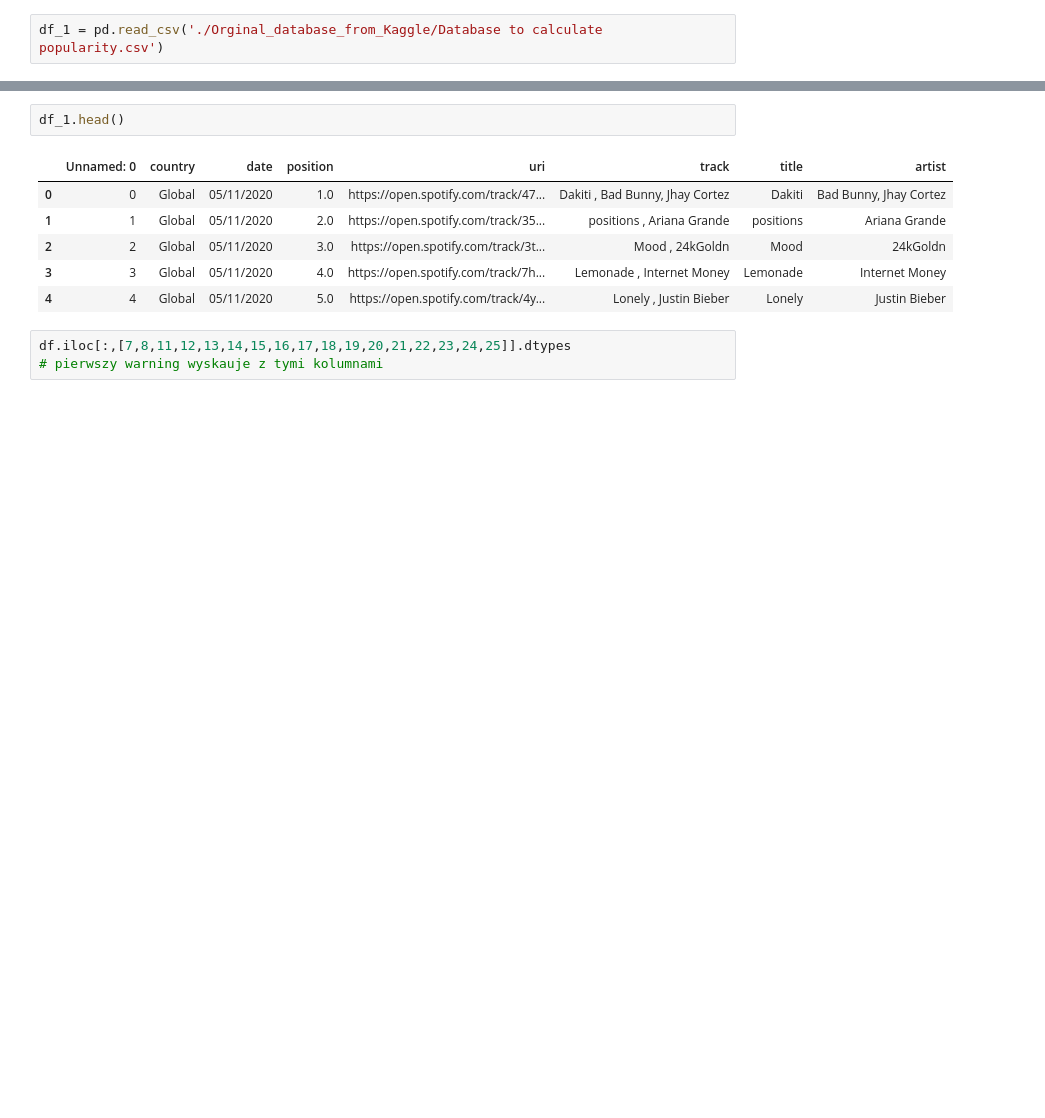
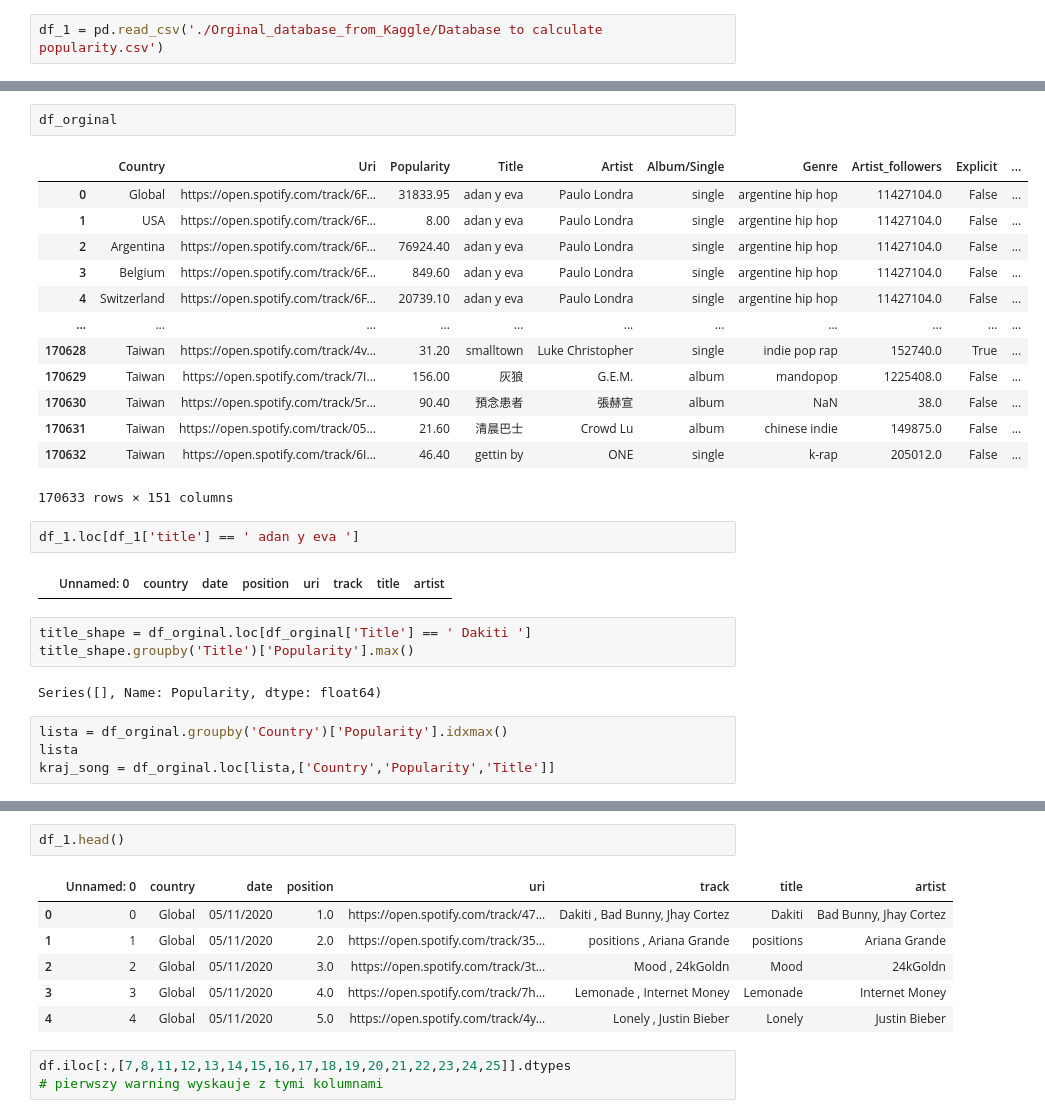
Before and after one commit to infoshareacademy/JDSZR11-chubs_chubs, a Jupyter notebook: Procject_Python_Spotyfiy/Spotyfie.ipynb, the cells around one changed output, grey strips where cells are left out. Drawn from its saved outputs; the diff is of its cells as text; blank space fills up the shorter version.

```diff
--- a/Procject_Python_Spotyfiy/Spotyfie.ipynb
+++ b/Procject_Python_Spotyfiy/Spotyfie.ipynb
@@ -42,0 +98,29 @@ df_1.shape
+# %%
+df_orginal
+# %% [output]
+|  | Country | Uri | Popularity | Title | Artist | Album/Single | Genre | Artist_followers | Explicit | ... |
+| 0 | Global | https://open.spotify.com/track/6F... | 31833.95 | adan y eva | Paulo Londra | single | argentine hip hop | 11427104.0 | False | ... |
+| 1 | USA | https://open.spotify.com/track/6F... | 8.00 | adan y eva | Paulo Londra | single | argentine hip hop | 11427104.0 | False | ... |
+| 2 | Argentina | https://open.spotify.com/track/6F... | 76924.40 | adan y eva | Paulo Londra | single | argentine hip hop | 11427104.0 | False | ... |
+| 3 | Belgium | https://open.spotify.com/track/6F... | 849.60 | adan y eva | Paulo Londra | single | argentine hip hop | 11427104.0 | False | ... |
+| 4 | Switzerland | https://open.spotify.com/track/6F... | 20739.10 | adan y eva | Paulo Londra | single | argentine hip hop | 11427104.0 | False | ... |
+| ... | ... | ... | ... | ... | ... | ... | ... | ... | ... | ... |
+| 170628 | Taiwan | https://open.spotify.com/track/4v... | 31.20 | smalltown | Luke Christopher | single | indie pop rap | 152740.0 | True | ... |
+| 170629 | Taiwan | https://open.spotify.com/track/7I... | 156.00 | 灰狼 | G.E.M. | album | mandopop | 1225408.0 | False | ... |
+| 170630 | Taiwan | https://open.spotify.com/track/5r... | 90.40 | 預念患者 | 張赫宣 | album | NaN | 38.0 | False | ... |
+| 170631 | Taiwan | https://open.spotify.com/track/05... | 21.60 | 清晨巴士 | Crowd Lu | album | chinese indie | 149875.0 | False | ... |
+| 170632 | Taiwan | https://open.spotify.com/track/6I... | 46.40 | gettin by | ONE | single | k-rap | 205012.0 | False | ... |
+170633 rows × 151 columns
+# %%
+df_1.loc[df_1['title'] == ' adan y eva ']
+# %% [output]
+|  | Unnamed: 0 | country | date | position | uri | track | title | artist |
+# %%
+title_shape = df_orginal.loc[df_orginal['Title'] == ' Dakiti ']
+title_shape.groupby('Title')['Popularity'].max()
+# %% [output]
+Series([], Name: Popularity, dtype: float64)
+# %%
+lista = df_orginal.groupby('Country')['Popularity'].idxmax()
+lista
+kraj_song = df_orginal.loc[lista,['Country','Popularity','Title']]
```
Also changed, not shown: parts of 13 cells of this notebook, 1 other file.
